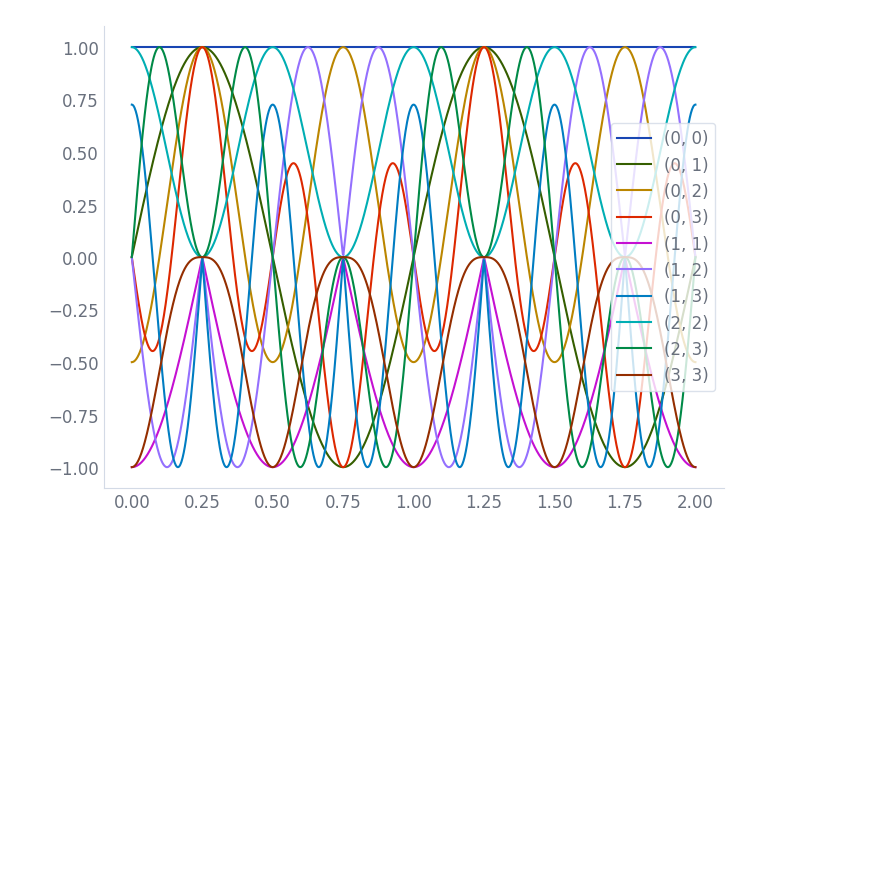
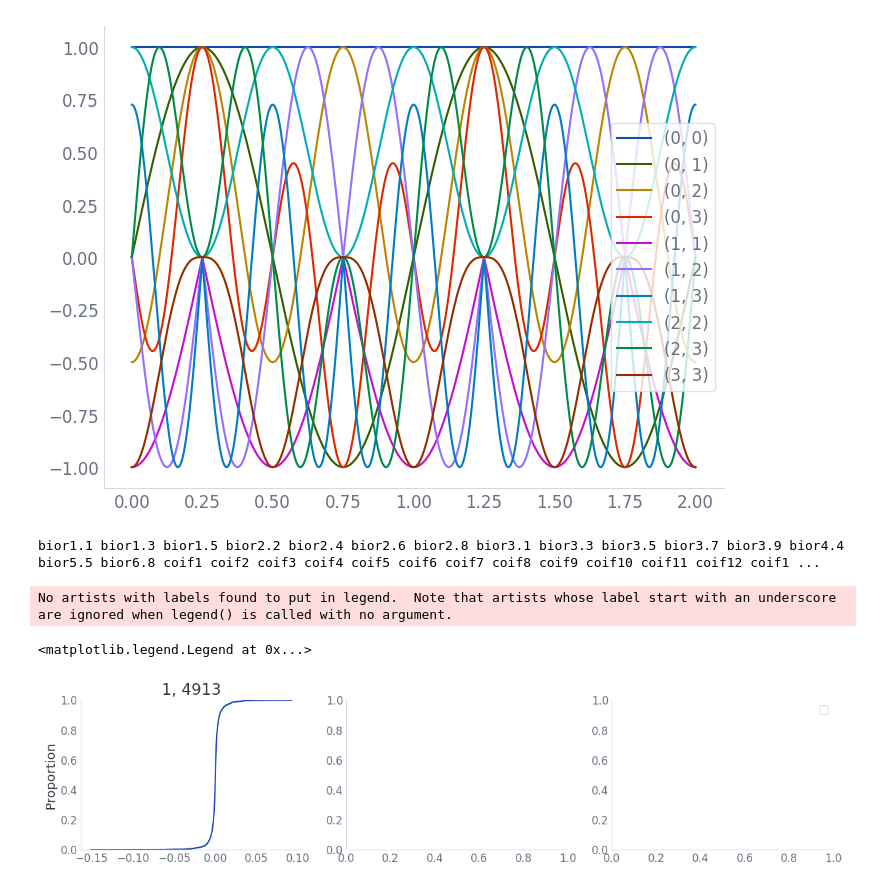
Before and after one commit to nicholas-miklaucic/avid, a Jupyter notebook: notebooks/data_processing.ipynb, the cells around one changed output. Drawn from its saved outputs; the diff is of its cells as text; code cells hidden in the pictures; blank space fills up the shorter version.

Commit message:
Some work with wavelets

```diff
--- a/notebooks/data_processing.ipynb
+++ b/notebooks/data_processing.ipynb
@@ -199,7 +201,7 @@ px.scatter_3d(x=struct.frac_coords[:, 0], y=struct.frac_coords[:, 1], z=struct.f
 #                 'species': []
 #             }
 # %%
-data = eqx.tree_deserialise_leaves('precomputed/densities/batch1.eqx',
+data = eqx.tree_deserialise_leaves('precomputed/batch0.eqx',
                             {'density': jnp.zeros((52, 24 ** 3), dtype=jnp.float32),
                              'species': jnp.zeros((52, 24 ** 3), dtype=jnp.int16)})
 # %%
@@ -221,3 +223,46 @@ plt.legend()
 # %% [output]
 <matplotlib.legend.Legend at 0x...>
 [figure]
+# %%
+import pywt
+
+dens = data['density'][3].reshape(N_GRID, N_GRID, N_GRID)
+# %%
+print(' '.join(pywt.wavelist(kind='discrete')))
+# %% [output]
+bior1.1 bior1.3 bior1.5 bior2.2 bior2.4 bior2.6 bior2.8 bior3.1 bior3.3 bior3.5 bior3.7 bior3.9 bior4.4 bior5.5 bior6.8 coif1 coif2 coif3 coif4 coif5 coif6 coif7 coif8 coif9 coif10 coif11 coif12 coif1 ...
+# %%
+wavelet = 'rbio5.5'
+method = 'periodic'
+coeffs = pywt.wavedecn(dens, wavelet, method)
+coef_arr, coef_slice = pywt.coeffs_to_array(coeffs)
+
+from copy import deepcopy
+
+n_plots = len(coeffs) - 1
+n_cols = 3
+n_rows = int(np.ceil(n_plots / n_cols))
+fig, axs = plt.subplots(n_rows, n_cols, sharex=False, sharey=False,
+                        figsize=(5 * n_cols, 3 * n_rows))
+
+
+xyz_hats = []
+
+for i, ax in zip(range(1, len(coeffs)), axs.flatten()):
+    mask = [i]
+    masked_coeffs = deepcopy(coeffs)
+    n_coefs = len(coef_arr.flatten())
+    for i in mask:
+        masked_coeffs[i] = {k: np.zeros_like(v) for k, v in masked_coeffs[i].items()}
+        n_coefs -= sum(len(arr.flatten()) for arr in masked_coeffs[i].values())
+    xyz_hat = pywt.waverecn(masked_coeffs, wavelet, method)
+    xyz_hats.append(xyz_hat)
+
+    sns.ecdfplot((xyz_hat - dens).flatten(), ax=ax)
+    ax.set_title(f'{i}, {n_coefs}')
+
+plt.legend()
+# %% [output]
+No artists with labels found to put in legend.  Note that artists whose label start with an underscore are ignored when legend() is called with no argument.
+<matplotlib.legend.Legend at 0x...>
+[figure, added]
```
Also changed, not shown: parts of 5 cells of this notebook, 1 other file.
